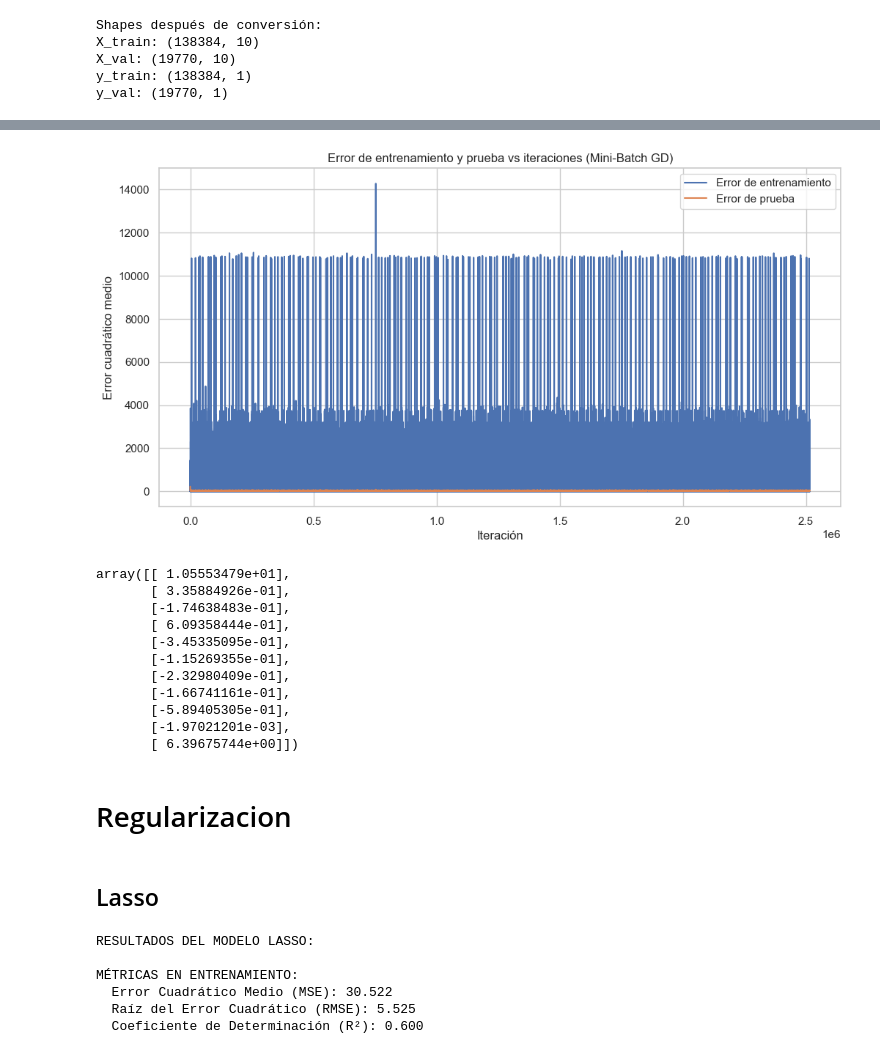
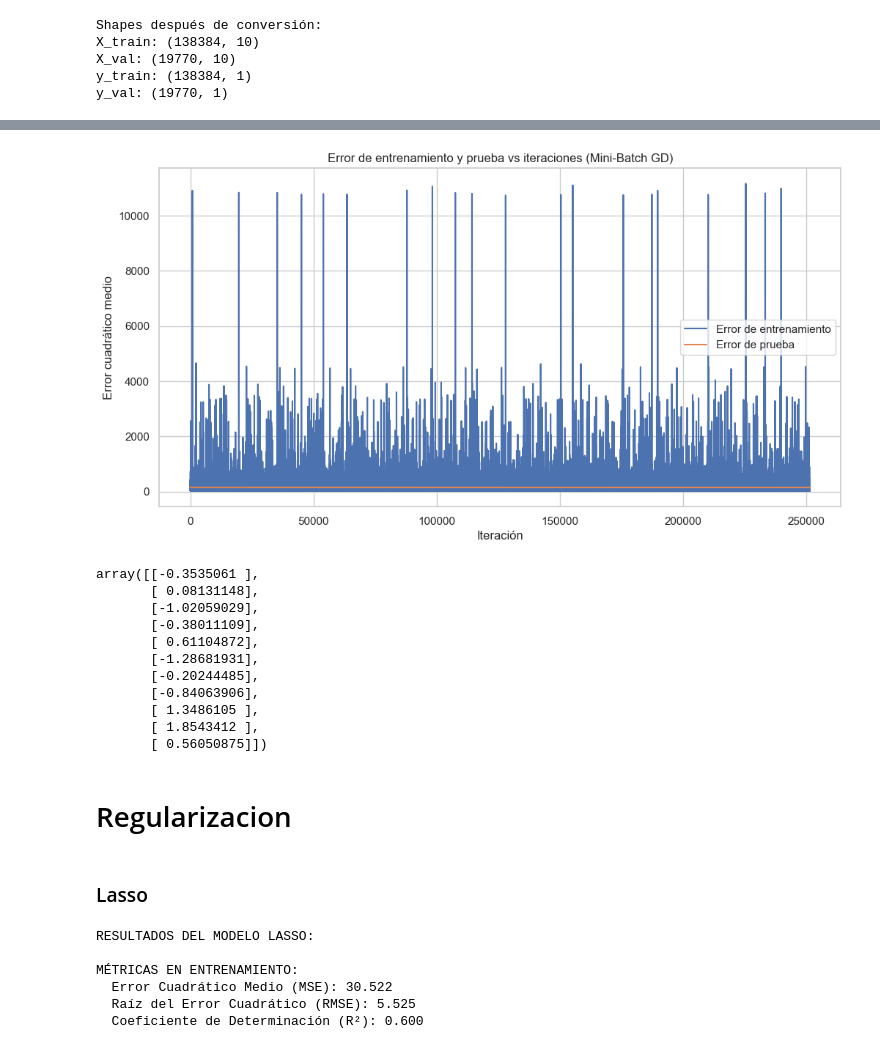
Before and after one commit to FefeTroanes/AA1-TUIA-2025C2-Molina-Romano-Troanes, a Jupyter notebook: TP_Regresion_AA1_2025C1 (1).ipynb, the cells around one changed output, grey strips where cells are left out. Saved outputs shown, nothing was run; the diff lists cells and outputs as text; code cells hidden in the pictures.

```diff
--- a/TP_Regresion_AA1_2025C1 (1).ipynb
+++ b/TP_Regresion_AA1_2025C1 (1).ipynb
@@ -398,0 +253,8 @@ X_train.shape, y_train.shape, X_test.shape, y_test.shape
+# %%
+##### X_train #####
+X_train['distancia_km'] = X_train.apply(lambda row: haversine(
+  (row['pickup_latitude_desescalada'], row['pickup_longitude_desescalada']),
+  (row['dropoff_latitude_desescalada'], row['dropoff_longitude_desescalada'])
+), axis=1)
+
+X_train['distancia_km'].describe()
@@ -496,0 +533,10 @@ plt.show()
+# %%
+print(sum((y_train > 40) & (X_train['distancia_km'] < 0.5)))
+
+condicion_excluir = (y_train > 40) & (X_train['distancia_km'] < 0.5)
+
+mediana_menores_20 = y_train.loc[~condicion_excluir & (y_train < 20)].median()
+
+condicion_imputar = (y_train > 40) & (X_train['distancia_km'] < 0.5)
+
+y_train.loc[condicion_imputar] = mediana_menores_20
@@ -1015,22 +1094,22 @@ array([[nan],
 # %%
-mini_batch_gradient_descent(X_train_gd, y_train_gd, X_val_gd, y_val_gd, epochs=200)
+mini_batch_gradient_descent(X_train_gd, y_train_gd, X_val_gd, y_val_gd, lr=0.00000001, epochs=20)
 # %% [output]
-[figure, old version]
+[figure, new version]
-array([[ 1.05553479e+01],
-       [ 3.35884926e-01],
-       [-1.74638483e-01],
-       [ 6.09358444e-01],
-       [-3.45335095e-01],
-       [-1.15269355e-01],
-       [-2.32980409e-01],
-       [-1.66741161e-01],
-       [-5.89405305e-01],
-       [-1.97021201e-03],
-       [ 6.39675744e+00]])
+array([[-0.3535061 ],
+       [ 0.08131148],
+       [-1.02059029],
+       [-0.38011109],
+       [ 0.61104872],
+       [-1.28681931],
+       [-0.20244485],
+       [-0.84063906],
+       [ 1.3486105 ],
+       [ 1.8543412 ],
+       [ 0.56050875]])
 # %% [markdown]
 # Regularizacion
 # %% [markdown]
-## Lasso
+### Lasso
 # %%
 # Lasso con alpha=0.1
 lasso = Lasso(alpha=0.1, max_iter=1000, random_state=42)
```
Also changed, not shown: parts of 81 cells of this notebook.
